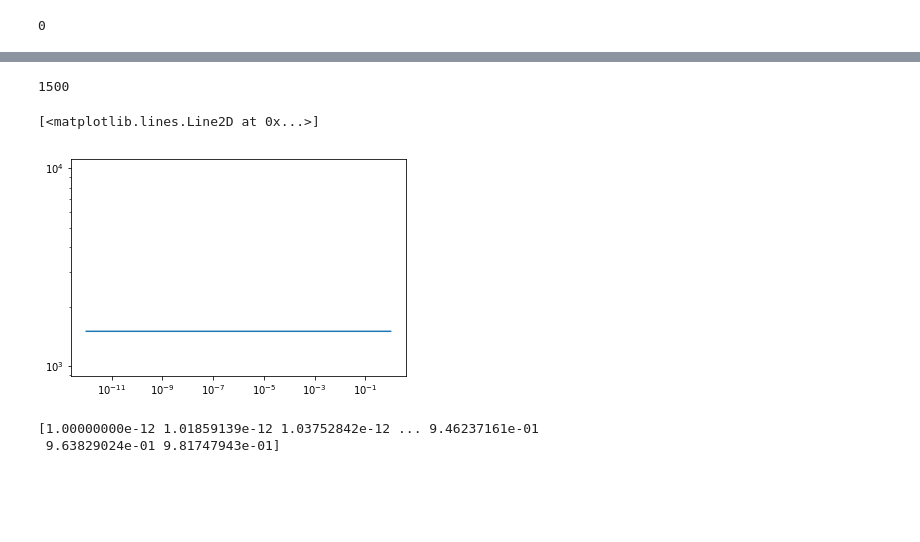
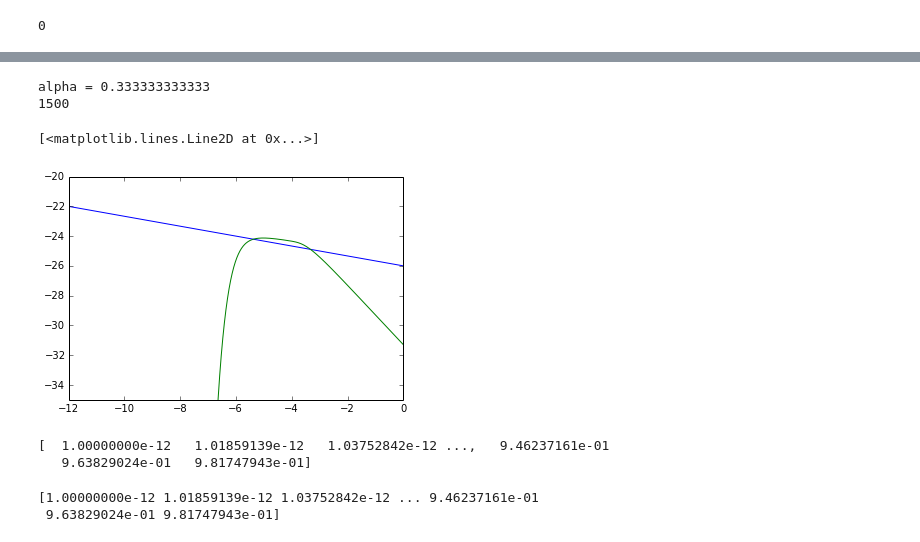
Before and after one commit to husnedereli/Reprocessing_disk, a Jupyter notebook: Compute_UVW2_LC_fitted_with_ADmodel.ipynb, the cells around one changed output, grey strips where cells are left out. Saved outputs shown, nothing was run; the diff lists cells and outputs as text; code cells hidden in the pictures; blank space fills up the shorter version.

```diff
--- a/Compute_UVW2_LC_fitted_with_ADmodel.ipynb
+++ b/Compute_UVW2_LC_fitted_with_ADmodel.ipynb
@@ -51,20 +51,29 @@ def power_law(N, xdata, alpha):
     return N*xdata**(-alpha)
 # %%
 xdata = wavelength
-N = len(wavelength)
-alpha = 1/3
+N = 1e-26
+alpha = 1.0/3
+print 'alpha =', alpha
 powerlaw_fun = []
 
 for i in range(0,len(wavelength)):
         powerlaw_fun.append(power_law(N, xdata[i], alpha))
 
 print len(powerlaw_fun)
-plt.loglog(xdata,powerlaw_fun)
+plt.plot(log(xdata)/log(10),log(powerlaw_fun)/log(10))
 #sig = str_exp_fun
+plt.ylim(-35,-20)
+plt.plot(log(wavelength)/log(10.0), log(spec)/log(10.0))
 # %% [output]
+alpha = 0.333333333333
 1500
 [<matplotlib.lines.Line2D at 0x...>]
-[figure, old version]
+[figure, new version]
+# %%
+print xdata
+# %% [output]
+[  1.00000000e-12   1.01859139e-12   1.03752842e-12 ...,   9.46237161e-01
+   9.63829024e-01   9.81747943e-01]
 # %%
 xdata = wavelength
 N = 10.0#len(wavelength)
```
Also changed, not shown: parts of 2 cells of this notebook.
